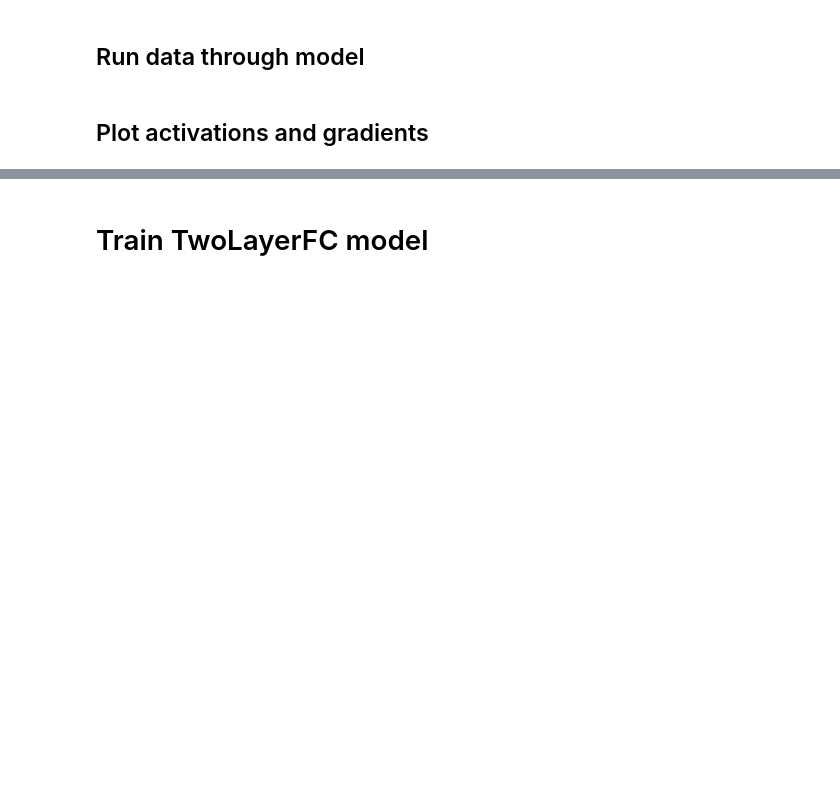
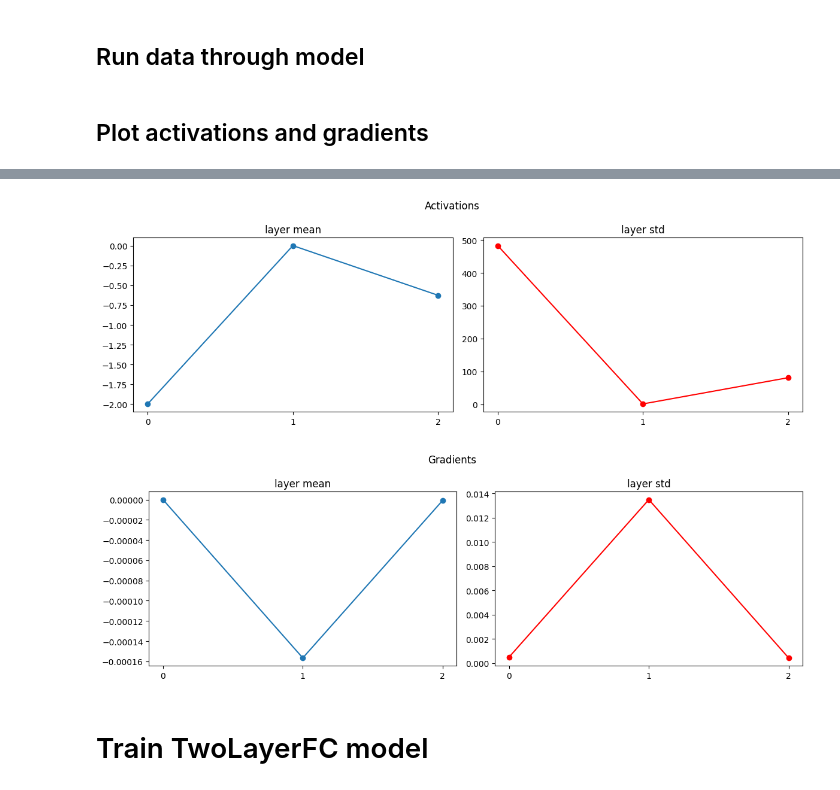
Before and after one commit to SandroBolkvadze/Facial-Expression-Recognition-Kaggle-Competition, a Jupyter notebook: facial-expression-recognition-01.ipynb, the cells around one changed output, grey strips where cells are left out. Cells and saved outputs as stored; diff of their text form; code cells hidden in the pictures; blank space fills up the shorter version.

```diff
--- a/facial-expression-recognition-01.ipynb
+++ b/facial-expression-recognition-01.ipynb
@@ -466,3 +519,28 @@ plt.show()
+# %%
+def plot_mean_std(data, title):
+  names = [d['layer'] for d in data]
+  means = [d['out'].mean().item() for d in data]
+  stds  = [d['out'].std().item()  for d in data]
+
+  fig, (ax1, ax2) = plt.subplots(1, 2, figsize=(12, 4))
+
+  ax1.plot(means, marker='o')
+  ax1.set_xticks(range(len(names)))
+  ax1.set_title('layer mean')
+
+  ax2.plot(stds, marker='o', color='red')
+  ax2.set_xticks(range(len(names)))
+  ax2.set_title('layer std')
+
+  plt.suptitle(title)
+  plt.tight_layout()
+  plt.show()
+
+plot_mean_std(activations, 'Activations')
+plot_mean_std(gradients,   'Gradients')
+# %% [output]
+[figure, added]
+[figure, added]
 # %% [markdown]
 # Train TwoLayerFC model
 # %% [markdown]
```
Also changed, not shown: parts of 14 cells of this notebook.
